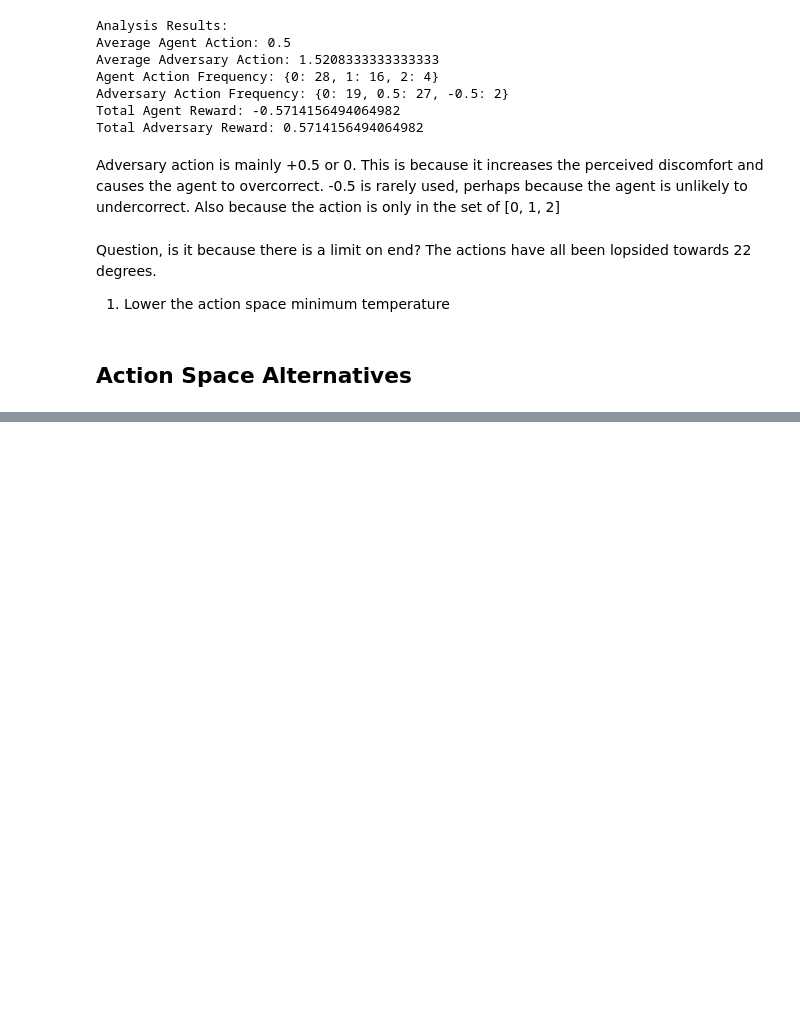
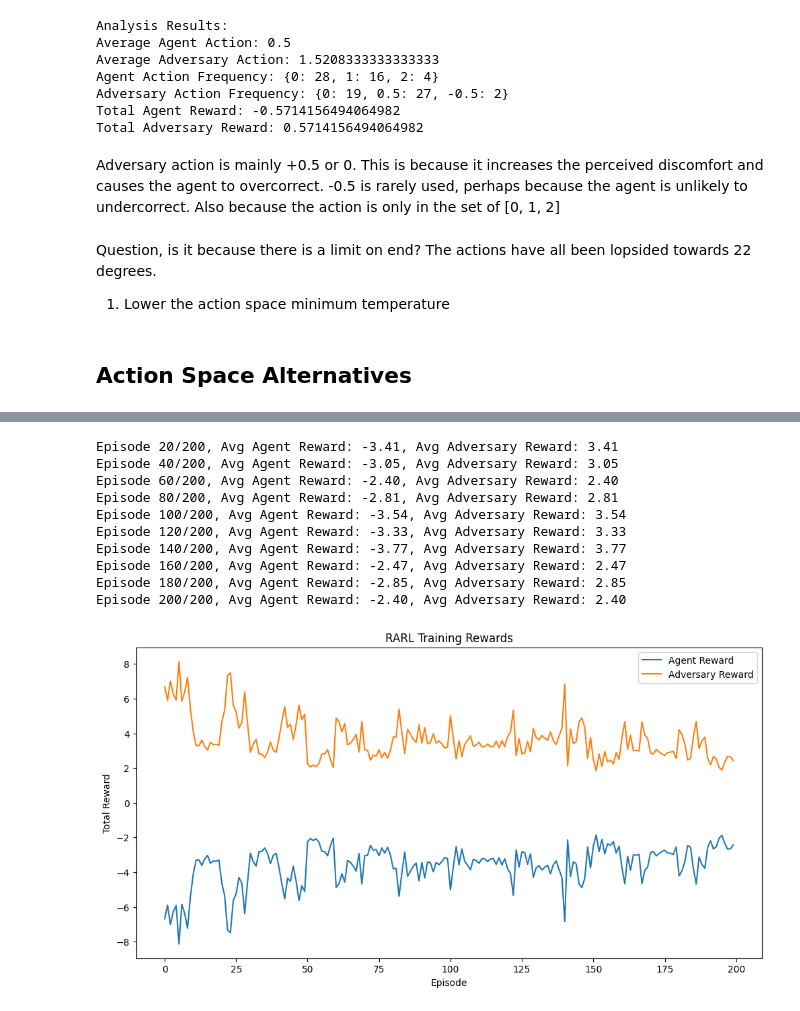
Before and after one commit to waishun78/hitl_hvac, a Jupyter notebook: notebooks/train.ipynb, the cells around one changed output, grey strips where cells are left out. Saved outputs shown, nothing was run; the diff lists cells and outputs as text; code cells hidden in the pictures; blank space fills up the shorter version.

```diff
--- a/notebooks/train.ipynb
+++ b/notebooks/train.ipynb
@@ -788,0 +1049,20 @@ Total Adversary Reward: 1.0808654722874407
+# %%
+env2_a20 = RegularisedUndistortedRewardBuildingEnv20(energy_threshold=50, alpha=20, beta=1)
+device = torch.device("cuda" if torch.cuda.is_available() else "cpu")
+agent2_a20 = DQNAgent(n_observations=env2_a20.observation_space.shape[0], n_actions=env2_a20.action_space.n, device=device)
+adversary2_a20 = AdversaryAgent(n_observations=env2_a20.observation_space.shape[0], n_actions=env2_a20.adversary_action_space.n, device=device)
+episodes = 200
+agent_rewards, adversary_rewards = train_rarl(agent2_a20, adversary2_a20, env2_a20, episodes)
+plot_rarl_rewards(agent_rewards, adversary_rewards)
+# %% [output]
+Episode 20/200, Avg Agent Reward: -3.41, Avg Adversary Reward: 3.41
+Episode 40/200, Avg Agent Reward: -3.05, Avg Adversary Reward: 3.05
+Episode 60/200, Avg Agent Reward: -2.40, Avg Adversary Reward: 2.40
+Episode 80/200, Avg Agent Reward: -2.81, Avg Adversary Reward: 2.81
+Episode 100/200, Avg Agent Reward: -3.54, Avg Adversary Reward: 3.54
+Episode 120/200, Avg Agent Reward: -3.33, Avg Adversary Reward: 3.33
+Episode 140/200, Avg Agent Reward: -3.77, Avg Adversary Reward: 3.77
+Episode 160/200, Avg Agent Reward: -2.47, Avg Adversary Reward: 2.47
+Episode 180/200, Avg Agent Reward: -2.85, Avg Adversary Reward: 2.85
+Episode 200/200, Avg Agent Reward: -2.40, Avg Adversary Reward: 2.40
+[figure, added]
```
Also changed, not shown: parts of 37 cells of this notebook, 5 other files.
